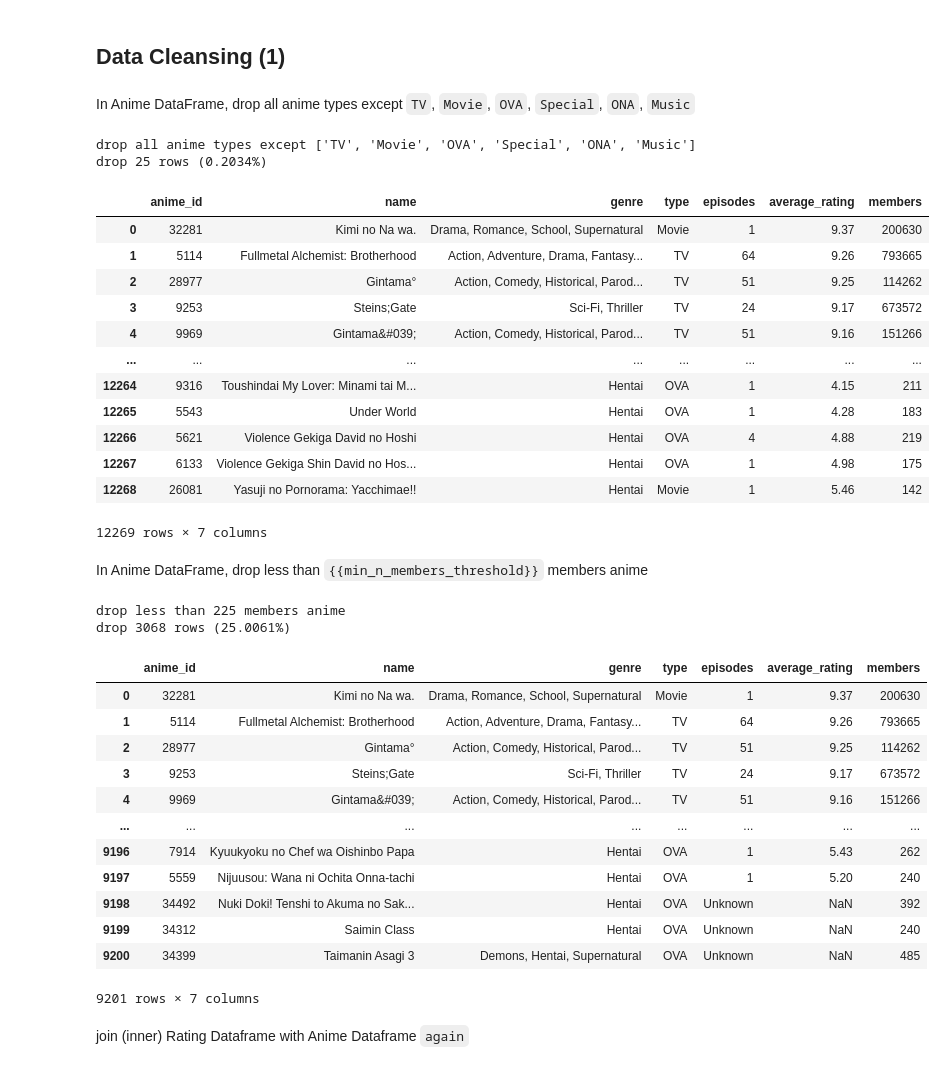
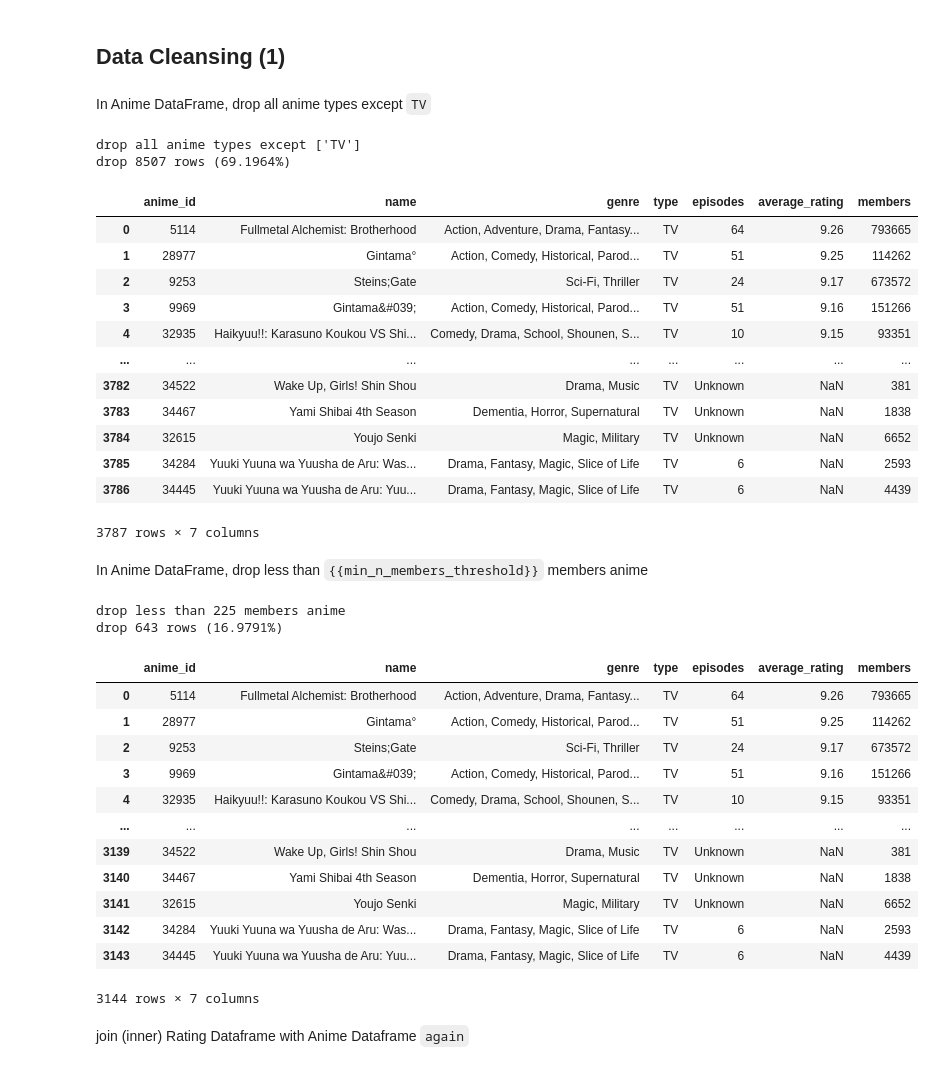
Before and after one commit to phukphoom/anime-recommander-system, a Jupyter notebook: AnimeRecommenderSystem/collaborative-filtering.ipynb, the cells around one changed output. Cells and saved outputs as stored; diff of their text form; code cells hidden in the pictures.

```diff
--- a/AnimeRecommenderSystem/collaborative-filtering.ipynb
+++ b/AnimeRecommenderSystem/collaborative-filtering.ipynb
@@ -199,39 +199,39 @@ count_rated_by_user_df.describe().apply(lambda s: s.apply('{0:.1f}'.format))
 # %% [markdown]
 ## **Data Cleansing (1)**
 # %% [markdown]
-In Anime DataFrame, drop all anime types except `TV`, `Movie`, `OVA`, `Special`, `ONA`, `Music`
+In Anime DataFrame, drop all anime types except `TV`
 # %%
-type_except_list = ["TV", 'Movie', "OVA", "Special", "ONA", "Music"] # FIXME : TUNING ME!!!
+type_except_list = ["TV"] # FIXME : TUNING ME!!!
 
 print(f"{PRINT_COLOR_CODE.FAIL}drop all anime types except {PRINT_COLOR_CODE.GREEN}{type_except_list}{PRINT_COLOR_CODE.ENDC}")
 
 new_anime_df = anime_df[anime_df['type'].isin(type_except_list)]
 
 drop_count = len(anime_df)-len(new_anime_df)
 drop_percentage = (drop_count/len(anime_df))*100
 
 print(f"{PRINT_COLOR_CODE.FAIL}drop {PRINT_COLOR_CODE.WARNING}{drop_count}{PRINT_COLOR_CODE.ENDC} {PRINT_COLOR_CODE.FAIL}rows{PRINT_COLOR_CODE.ENDC} ({drop_percentage:.4f}%)")
 
 anime_df = new_anime_df
 
 anime_df.reset_index(drop=True, inplace=True)
 anime_df
 # %% [output]
-drop all anime types except ['TV', 'Movie', 'OVA', 'Special', 'ONA', 'Music']
-drop 25 rows (0.2034%)
+drop all anime types except ['TV']
+drop 8507 rows (69.1964%)
 |  | anime_id | name | genre | type | episodes | average_rating | members |
-| 0 | 32281 | Kimi no Na wa. | Drama, Romance, School, Supernatural | Movie | 1 | 9.37 | 200630 |
-| 1 | 5114 | Fullmetal Alchemist: Brotherhood | Action, Adventure, Drama, Fantasy... | TV | 64 | 9.26 | 793665 |
-| 2 | 28977 | Gintama° | Action, Comedy, Historical, Parod... | TV | 51 | 9.25 | 114262 |
-| 3 | 9253 | Steins;Gate | Sci-Fi, Thriller | TV | 24 | 9.17 | 673572 |
-| 4 | 9969 | Gintama&#039; | Action, Comedy, Historical, Parod... | TV | 51 | 9.16 | 151266 |
+| 0 | 5114 | Fullmetal Alchemist: Brotherhood | Action, Adventure, Drama, Fantasy... | TV | 64 | 9.26 | 793665 |
+| 1 | 28977 | Gintama° | Action, Comedy, Historical, Parod... | TV | 51 | 9.25 | 114262 |
+| 2 | 9253 | Steins;Gate | Sci-Fi, Thriller | TV | 24 | 9.17 | 673572 |
+| 3 | 9969 | Gintama&#039; | Action, Comedy, Historical, Parod... | TV | 51 | 9.16 | 151266 |
+| 4 | 32935 | Haikyuu!!: Karasuno Koukou VS Shi... | Comedy, Drama, School, Shounen, S... | TV | 10 | 9.15 | 93351 |
 | ... | ... | ... | ... | ... | ... | ... | ... |
-| 12264 | 9316 | Toushindai My Lover: Minami tai M... | Hentai | OVA | 1 | 4.15 | 211 |
-| 12265 | 5543 | Under World | Hentai | OVA | 1 | 4.28 | 183 |
-| 12266 | 5621 | Violence Gekiga David no Hoshi | Hentai | OVA | 4 | 4.88 | 219 |
-| 12267 | 6133 | Violence Gekiga Shin David no Hos... | Hentai | OVA | 1 | 4.98 | 175 |
-| 12268 | 26081 | Yasuji no Pornorama: Yacchimae!! | Hentai | Movie | 1 | 5.46 | 142 |
+| 3782 | 34522 | Wake Up, Girls! Shin Shou | Drama, Music | TV | Unknown | NaN | 381 |
+| 3783 | 34467 | Yami Shibai 4th Season | Dementia, Horror, Supernatural | TV | Unknown | NaN | 1838 |
+| 3784 | 32615 | Youjo Senki | Magic, Military | TV | Unknown | NaN | 6652 |
+| 3785 | 34284 | Yuuki Yuuna wa Yuusha de Aru: Was... | Drama, Fantasy, Magic, Slice of Life | TV | 6 | NaN | 2593 |
+| 3786 | 34445 | Yuuki Yuuna wa Yuusha de Aru: Yuu... | Drama, Fantasy, Magic, Slice of Life | TV | 6 | NaN | 4439 |
-12269 rows × 7 columns
+3787 rows × 7 columns
 # %% [markdown]
 In Anime DataFrame, drop less than `{{min_n_members_threshold}}` members anime
 # %%
@@ -252,20 +252,20 @@ anime_df.reset_index(drop=True, inplace=True)
 anime_df
 # %% [output]
 drop less than 225 members anime
-drop 3068 rows (25.0061%)
+drop 643 rows (16.9791%)
 |  | anime_id | name | genre | type | episodes | average_rating | members |
-| 0 | 32281 | Kimi no Na wa. | Drama, Romance, School, Supernatural | Movie | 1 | 9.37 | 200630 |
-| 1 | 5114 | Fullmetal Alchemist: Brotherhood | Action, Adventure, Drama, Fantasy... | TV | 64 | 9.26 | 793665 |
-| 2 | 28977 | Gintama° | Action, Comedy, Historical, Parod... | TV | 51 | 9.25 | 114262 |
-| 3 | 9253 | Steins;Gate | Sci-Fi, Thriller | TV | 24 | 9.17 | 673572 |
-| 4 | 9969 | Gintama&#039; | Action, Comedy, Historical, Parod... | TV | 51 | 9.16 | 151266 |
+| 0 | 5114 | Fullmetal Alchemist: Brotherhood | Action, Adventure, Drama, Fantasy... | TV | 64 | 9.26 | 793665 |
+| 1 | 28977 | Gintama° | Action, Comedy, Historical, Parod... | TV | 51 | 9.25 | 114262 |
+| 2 | 9253 | Steins;Gate | Sci-Fi, Thriller | TV | 24 | 9.17 | 673572 |
+| 3 | 9969 | Gintama&#039; | Action, Comedy, Historical, Parod... | TV | 51 | 9.16 | 151266 |
+| 4 | 32935 | Haikyuu!!: Karasuno Koukou VS Shi... | Comedy, Drama, School, Shounen, S... | TV | 10 | 9.15 | 93351 |
 | ... | ... | ... | ... | ... | ... | ... | ... |
-| 9196 | 7914 | Kyuukyoku no Chef wa Oishinbo Papa | Hentai | OVA | 1 | 5.43 | 262 |
-| 9197 | 5559 | Nijuusou: Wana ni Ochita Onna-tachi | Hentai | OVA | 1 | 5.20 | 240 |
-| 9198 | 34492 | Nuki Doki! Tenshi to Akuma no Sak... | Hentai | OVA | Unknown | NaN | 392 |
-| 9199 | 34312 | Saimin Class | Hentai | OVA | Unknown | NaN | 240 |
-| 9200 | 34399 | Taimanin Asagi 3 | Demons, Hentai, Supernatural | OVA | Unknown | NaN | 485 |
+| 3139 | 34522 | Wake Up, Girls! Shin Shou | Drama, Music | TV | Unknown | NaN | 381 |
+| 3140 | 34467 | Yami Shibai 4th Season | Dementia, Horror, Supernatural | TV | Unknown | NaN | 1838 |
+| 3141 | 32615 | Youjo Senki | Magic, Military | TV | Unknown | NaN | 6652 |
+| 3142 | 34284 | Yuuki Yuuna wa Yuusha de Aru: Was... | Drama, Fantasy, Magic, Slice of Life | TV | 6 | NaN | 2593 |
+| 3143 | 34445 | Yuuki Yuuna wa Yuusha de Aru: Yuu... | Drama, Fantasy, Magic, Slice of Life | TV | 6 | NaN | 4439 |
-9201 rows × 7 columns
+3144 rows × 7 columns
 # %% [markdown]
 join (inner) Rating Dataframe with Anime Dataframe `again`
 # %%
```
Also changed, not shown: parts of 32 cells of this notebook.
